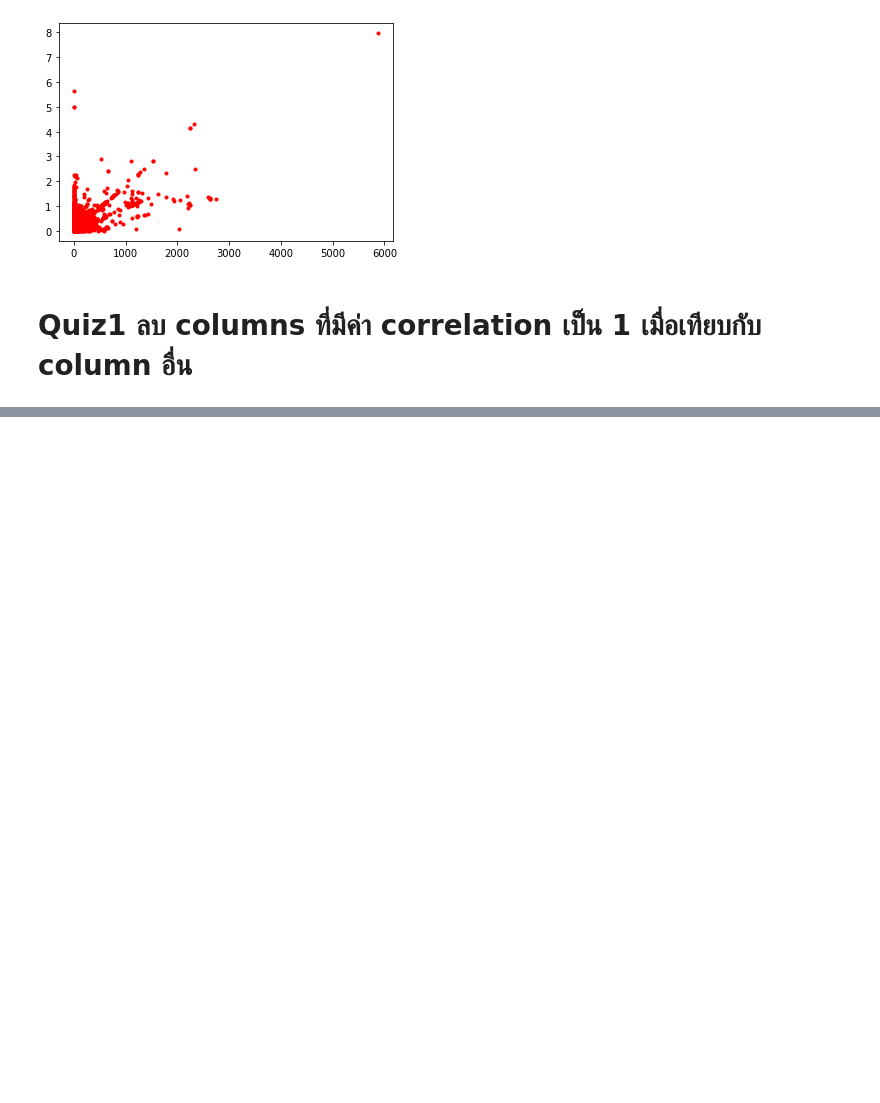
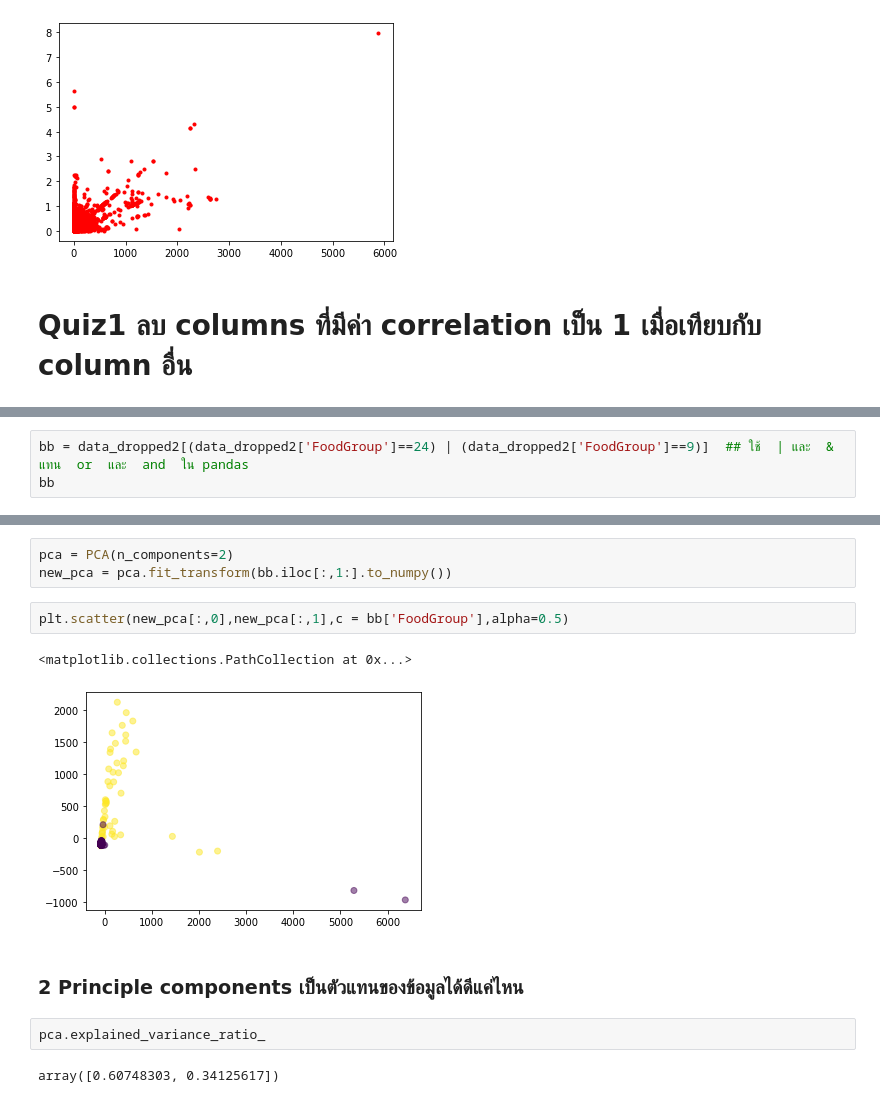
Before and after one commit to siriwat-heart/Multivariate, a Jupyter notebook: Chapter3_PCA.ipynb, the cells around one changed output, grey strips where cells are left out. Saved outputs shown, nothing was run; the diff lists cells and outputs as text; blank space fills up the shorter version.

```diff
--- a/Chapter3_PCA.ipynb
+++ b/Chapter3_PCA.ipynb
@@ -387,0 +697,3 @@ newdata.drop(newdata.columns[newdata.columns.str.contains('_mg')].values,axis=1)
+# %%
+bb = data_dropped2[(data_dropped2['FoodGroup']==24) | (data_dropped2['FoodGroup']==9)]  ## ใช้  | และ  &  แทน  or  และ  and  ใน pandas
+bb
@@ -387,0 +714,14 @@ newdata.drop(newdata.columns[newdata.columns.str.contains('_mg')].values,axis=1)
+# %%
+pca = PCA(n_components=2)
+new_pca = pca.fit_transform(bb.iloc[:,1:].to_numpy())
+# %%
+plt.scatter(new_pca[:,0],new_pca[:,1],c = bb['FoodGroup'],alpha=0.5)
+# %% [output]
+<matplotlib.collections.PathCollection at 0x...>
+[figure, added]
+# %% [markdown]
+### 2 Principle components เป็นตัวแทนของข้อมูลได้ดีแค่ไหน
+# %%
+pca.explained_variance_ratio_
+# %% [output]
+array([0.60748303, 0.34125617])
```
Also changed, not shown: parts of 52 cells of this notebook.
